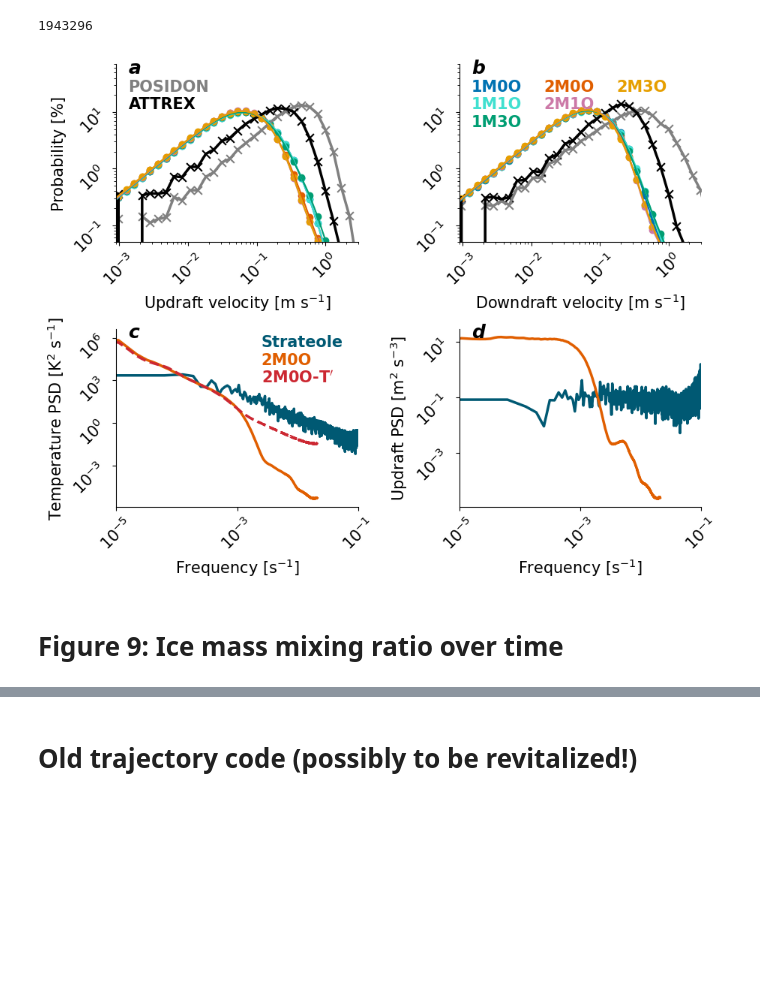
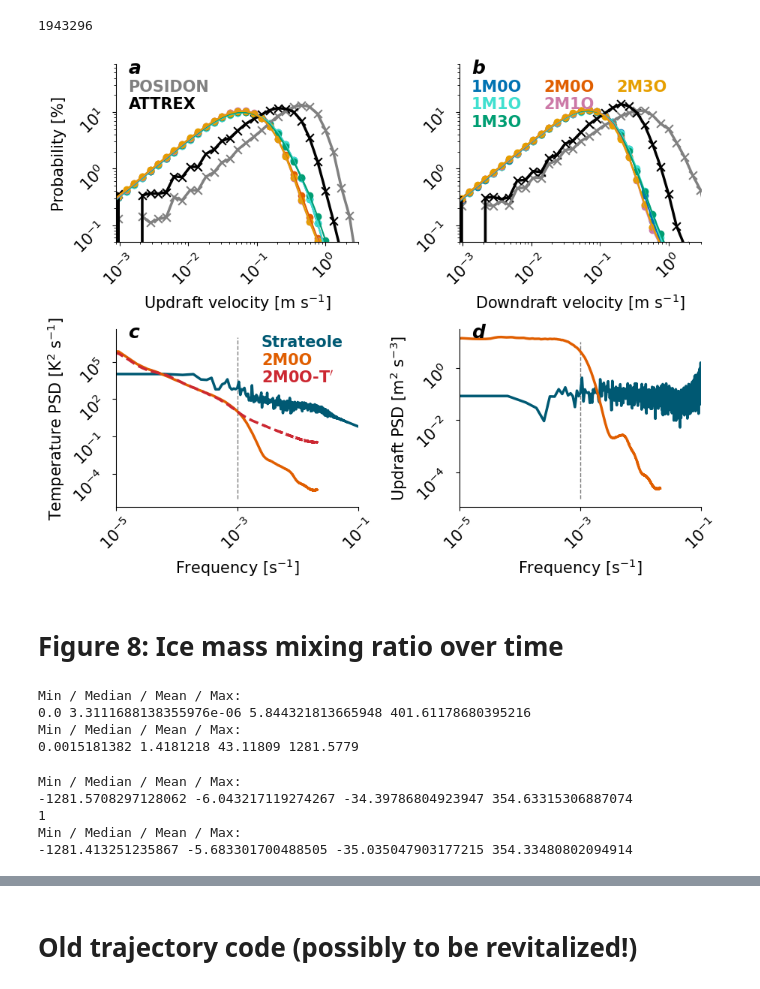
Before and after one commit to sylviasullivan/UTLS-profiles, a Jupyter notebook: Figures_article3.ipynb, the cells around one changed output, grey strips where cells are left out. Cells and saved outputs as stored; diff of their text form; code cells hidden in the pictures; blank space fills up the shorter version.

```diff
--- a/Figures_article3.ipynb
+++ b/Figures_article3.ipynb
@@ -50,7 +54,7 @@ i_sc = np.argwhere((~np.isnan(lat_sc)) & (~np.isnan(lon_sc)) & (lat_sc > 0) & (l
 # External parameter file with topography
 dset = xr.open_dataset( '/xdisk/sylvia/extpar_icon-grid_tropic_55e115e5s40n_R2500m_bitmap.nc' )
 # %%
-def truncate_colormap(cmap, minval=0.0, maxval=1.0, n=256):
+def truncate_colormap(cmap, minval=0.0, maxval=1.0, n=128): #256
     """Truncate a coloramp by specifying the start and endpoint."""
     new_cmap = colors.LinearSegmentedColormap.from_list(
         'trunc({n}.{a:.2f},{b:.2f})'.format(n=cmap.name,a=minval,b=maxval),
@@ -757,7 +754,7 @@ ax[0,0].set_xlim([2, 500])
 ax[0,1].set_xlim([-50, 155])
 ax[0,1].set_xticks([-50, -25, 0, 25, 50, 75, 100, 125, 150])
 ax[0,1].tick_params(axis='x', labelsize=fs-2)
-ax[1,1].set_xlim([-30, 125])
+ax[1,1].set_xlim([-25, 125])
 ax[1,1].set_xticks([-25, 0, 25, 50, 75, 100, 125])
 
 # PANEL A: Mean (or median) specific humidity across all trajectories
@@ -769,7 +766,7 @@ for i, sl in zip(np.arange(len(sim_list)), sim_list):
     qvm = np.nanmean( stats[i]['qv_'+k], axis=1 )
     ax[0,0].scatter( qvm, yval, s=icon_sz, color=farbe[sl] )
     ax[0,0].plot( qvm, yval, lw=icon_lw, color=farbe[sl] )
-ax[0,0].text(0.32, 0.75, 'In-situ $q_v$ (FLASH)', fontsize=fs, weight='bold', transform=ax[0,0].transAxes)
+ax[0,0].text(0.32, 0.75, 'In-situ $q_v$ (FLASH-A)', fontsize=fs, weight='bold', transform=ax[0,0].transAxes)
 ax[0,0].set_xlabel('Water vapor mixing ratio $q_v$ [ppmv]',fontsize=fs)
 ax[0,0].set_ylabel('Pressure [hPa]',fontsize=fs)
 ax[0,0].set_xscale('log')
@@ -780,6 +777,8 @@ for i, sl in zip(np.arange(len(sim_list)), sim_list):
     ax[0,1].scatter( (qvm-qv_flash_SC_stats[l])/qv_flash_SC_stats[l]*100, yval, s=icon_sz, alpha=icon_alfa, color=farbe[sl] )
     ax[0,1].plot( (qvm-qv_flash_SC_stats[l])/qv_flash_SC_stats[l]*100, yval, lw=icon_lw, color=farbe[sl] )
     ax[0,1].text(0.75, 0.9-i*0.1, sl, fontsize=fs, weight='bold', color=farbe[sl], transform=ax[0,1].transAxes)
+ax[0,1].axvline( x=-6, color='r', lw=1, ls='--' )
+ax[0,1].axvline( x=6, color='r', lw=1, ls='--' )
 ax[0,1].set_xlabel(r'$\Delta$ $q_v$ [%]', fontsize=fs)
 
 # PANEL C: Specific humidity profiles from other data sources
@@ -814,8 +813,13 @@ for i, sl in zip(np.arange(len(sim_list)), sim_list):
     ax[1,1].scatter( (qvm-qv_flash_SC_stats[l])/qv_flash_SC_stats[l]*100, yval, s=icon_sz, alpha=icon_alfa, color=farbe[sl] )
     ax[1,1].plot((qvm-qv_flash_SC_stats[l])/qv_flash_SC_stats[l]*100, yval, lw=icon_lw, color=farbe[sl] )
 # Take the differences to MLS data only using the obs closest to the Flight 7 measurements
-ax[1,1].scatter( (mls_h2o_filtered[0]-qv_flash_SC_mls[l])/qv_flash_SC_mls[l]*100, mls_pressure2, color=farbe['MLS'] )
-ax[1,1].plot( (mls_h2o_filtered[0]-qv_flash_SC_mls[l])/qv_flash_SC_mls[l]*100, mls_pressure2, lw=lw, color=farbe['MLS'] )
+ax[1,1].axvline( x=-6, color='r', lw=1, ls='--' )
+ax[1,1].axvline( x=6, color='r', lw=1, ls='--' )
+# No kernel correction
+#ax[1,1].scatter( (mls_h2o_filtered[0]-qv_flash_SC_mls[0])/qv_flash_SC_mls[0]*100, mls_pressure2, color=farbe['MLS'] )
+#ax[1,1].plot( (mls_h2o_filtered[0]-qv_flash_SC_mls[0])/qv_flash_SC_mls[0]*100, mls_pressure2, lw=lw, color=farbe['MLS'] )
+ax[1,1].scatter( (mls_h2o_filtered[0]-qv_flash_SC_mls_update)/qv_flash_SC_mls_update*100, mls_pressure2, color=farbe['MLS'] )
+ax[1,1].plot( (mls_h2o_filtered[0]-qv_flash_SC_mls_update)/qv_flash_SC_mls_update*100, mls_pressure2, lw=lw, color=farbe['MLS'] )
 ax[1,1].scatter( (era5_qv-qv_flash_SC_era[l])/qv_flash_SC_era[l]*100, era5_data.pressure_level, color=farbe['ERA'] )
 ax[1,1].plot( (era5_qv-qv_flash_SC_era[l])/qv_flash_SC_era[l]*100, era5_data.pressure_level, lw=lw, color=farbe['ERA'] )
 ax[1,1].scatter( (mean_sonde_qv-qv_flash_SC_sonde[l])/qv_flash_SC_sonde[l]*100, mean_sonde_pressure, color=farbe['Sonde'] )
@@ -1009,6 +1013,14 @@ with open( bd + "hup_by_sim.pkl", "rb" ) as f:
     hup_by_sim = pickle.load( f )
 with open( bd + "hdown_by_sim.pkl", "rb" ) as f:
     hdown_by_sim = pickle.load( f )
+# %%
+# Create a Butterworth filter - per Aurelien Podglajen's advice
+def butterworth_filter( data, cutoff, fs, order=4, btype='low' ):
+    nyquist = 0.5 * fs
+    normal_cutoff = cutoff / nyquist
+    b, a = butter(order, normal_cutoff, btype=btype, analog=False)
+    y = filtfilt( b, a, data )
+    return y, (a,b)
 # %%
 # Power spectra of balloon measurements
 # Load observations of temperature and updraft
@@ -1023,9 +1035,11 @@ cp = 1000 # specific heat capacity of air [J kg-1 K-1] at -70 C and 1 bar
 Tprime = np.zeros((total,))
 wprime = np.zeros((total,))
 l = 0
+alpha = 0.3 # Factor from Aurelien Podglajen - "altitude anomaly before computing temperature anomaly"
 for f in fi:
     alt = xr.open_dataset( bd + f )['alt']
-    zfluc = alt - np.nanmean(alt)
+    zfluc_raw = (alt - np.nanmean(alt))/alpha
+    zfluc, _ = butterworth_filter( zfluc_raw, 1./(15.*60), 1./30., order=4, btype='low') # filter periods above 15 min
     tfluc = -zfluc * g / cp
 
     # Calculate the vertical velocity as the finite difference in altitude
@@ -1113,40 +1127,42 @@ for i, sl in enumerate(sim_list):
     a1.text( pos[i][0], pos[i][1], sl, color=farbe[sl], weight='bold', fontsize=fs, transform=a1.transAxes )
 
 # PANELS C and D: Power spectra of updrafts
+a2.plot( [10**(-3), 10**(-3)], [10**(-6), 10**7], color='gray', lw=1, ls='--' )
 a2.plot( freq, T_PSD_Strateole, color=farbe['Sonde'], lw=lw )
 a2.plot( np.nanmean(T_ff_0V2M0A0R,axis=0), np.nanmean(T_Pxx_0V2M0A0R,axis=0), lw=lw, color=farbe['2M0O'])
 a2.plot( np.nanmean(T_ff_0V2M0A0R_Tf,axis=0), np.nanmean(T_Pxx_0V2M0A0R_Tf,axis=0), ls='--', lw=lw, color=farbe['2M0O-Tprime'])
 
+a3.plot( [10**(-3), 10**(-3)], [10**(-5), 10], color='gray', lw=1, ls='--' )
 a3.plot( freq, w_PSD_Strateole, color=farbe['Sonde'], lw=lw )
 a3.plot(np.nanmean(w_ff_0V2M0A0R,axis=0), np.nanmean(w_Pxx_0V2M0A0R,axis=0), linewidth=lw, color=farbe['2M0O'])
 # Why is there no power spectra + temperature fluctuations recorded for w?
 #a3.plot(np.nanmean(w_ff_0V2M0A0R,axis=0), np.nanmean(w_Pxx_0V2M0A0R,axis=0), linewidth=lw, color=farbe['2M0O-Tprime'])
 
 # Axis text and aesthetics
 a0.text( 0.05, 0.85, 'POSIDON', fontsize=fs, weight='bold', color=farbe['POSIDON'], transform=a0.transAxes )
 a0.text( 0.05, 0.75, 'ATTREX',  fontsize=fs, weight='bold', color=farbe['ATTREX'],  transform=a0.transAxes )
 a2.text( 0.6, 0.9, 'Strateole', fontsize=fs, weight='bold', color=farbe['Sonde'], transform=a2.transAxes )
 a2.text( 0.6, 0.8, '2M0O', fontsize=fs, weight='bold', color=farbe['2M0O'], transform=a2.transAxes )
 a2.text( 0.6, 0.7, r'2M0O-T$^{\prime}$', fontsize=fs, weight='bold', color=farbe['2M0O-Tprime'], transform=a2.transAxes )
 a0.set_ylabel('Probability [%]', fontsize=fs)
 a2.set_ylabel('Temperature PSD [K$^2$ s$^{-1}$]', fontsize=fs)
 a3.set_ylabel('Updraft PSD [m$^2$ s$^{-3}$]', fontsize=fs)
 a2.set_xlim([10**(-5), 10**(-1)])
 a3.set_xlim([10**(-5), 10**(-1)])
 for i, a in enumerate(ax.flatten()):
     a.set_yscale('log')
     a.set_xscale('log')
     a.set_xlabel( lab[i], fontsize=fs )
     a.text( 0.05, 0.95, let[i], fontsize=fs+3, weight='bold', style='italic', transform=a.transAxes )
     sexy_axes(a, fs, r=True)
     if i < 2:
         a.set_ylim( [0.05, 70] )
         a.set_xlim( [0.9*low_w, high_w] )
 
 plt.tight_layout()
 fig.savefig( 'output/dynamics.pdf', bbox_inches='tight' )
 plt.show()
 # %% [output]
-[figure, old version]
+[figure, new version]
 # %% [markdown]
-# Figure 9: Ice mass mixing ratio over time
+# Figure 8: Ice mass mixing ratio over time
@@ -1173,0 +1169,34 @@ ax[5].set_ylabel( r'$\sigma (q_i)$ [ppmv]', fontsize=fs+3 )
+# %%
+basedir = '/groups/sylvia/UTLS-profiles/output/'
+syn_traj = xr.open_dataset(basedir + 'ICON_synthetic_trajs_1M0O_E.nc')
+w_sim = syn_traj.w.values
+qi_sim = syn_traj.qi * conv * 10**6 # [kg kg-1]
+print_stats(qi_sim)
+qi_masked = xr.where( qi_sim < 0.001, np.nan, qi_sim )
+t = syn_traj.time.values # DataArray of length 12770
+
+# Read in-situ data
+daten = xr.open_dataset('/groups/sylvia/UTLS-profiles/obs/stratoclim2017.geophysika.0808_1.filtered_per_sec.nc')
+qi_Stratoclim = daten['BEST:IWC']
+qi_sc_masked = xr.where( qi_Stratoclim < 0.001, np.nan, qi_Stratoclim )
+print_stats( qi_sc_masked )
+t_Stratoclim = daten['time']
+# %% [output]
+Min / Median / Mean / Max:
+0.0 3.3111688138355976e-06 5.844321813665948 401.61178680395216
+Min / Median / Mean / Max:
+0.0015181382 1.4181218 43.11809 1281.5779
+# %%
+# Identify the best trajectory
+jbest = best_track( qi_sim, qi_sc_masked )
+qidiff = qi_masked - qi_sc_masked
+print_stats( qidiff )
+print( jbest )
+best_traj = qidiff[:, jbest]
+print_stats( best_traj )
+# %% [output]
+Min / Median / Mean / Max:
+-1281.5708297128062 -6.043217119274267 -34.39786804923947 354.63315306887074
+1
+Min / Median / Mean / Max:
+-1281.413251235867 -5.683301700488505 -35.035047903177215 354.33480802094914
```
Also changed, not shown: parts of 38 cells of this notebook, 4 other files.
